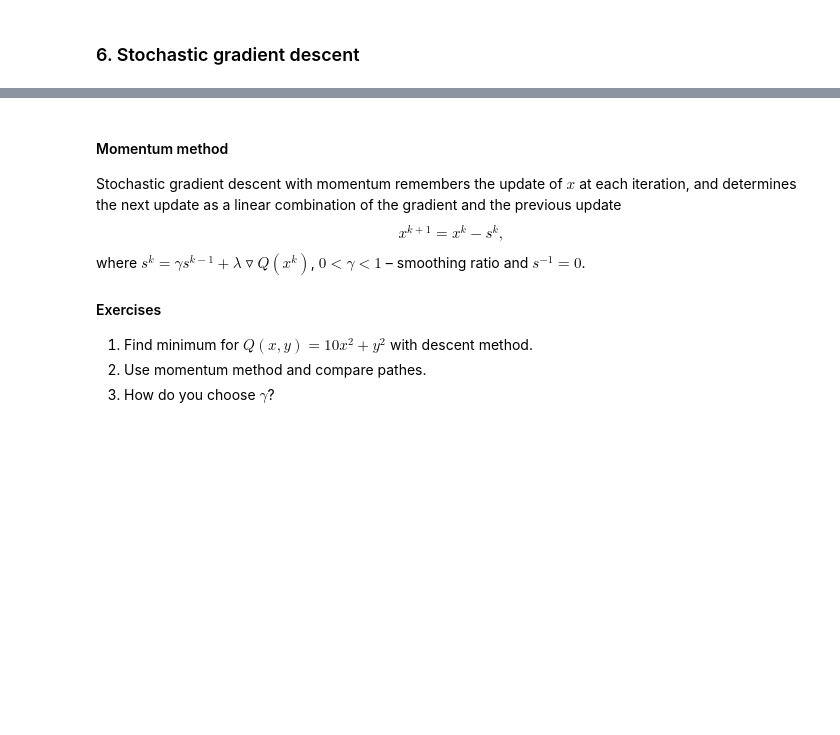
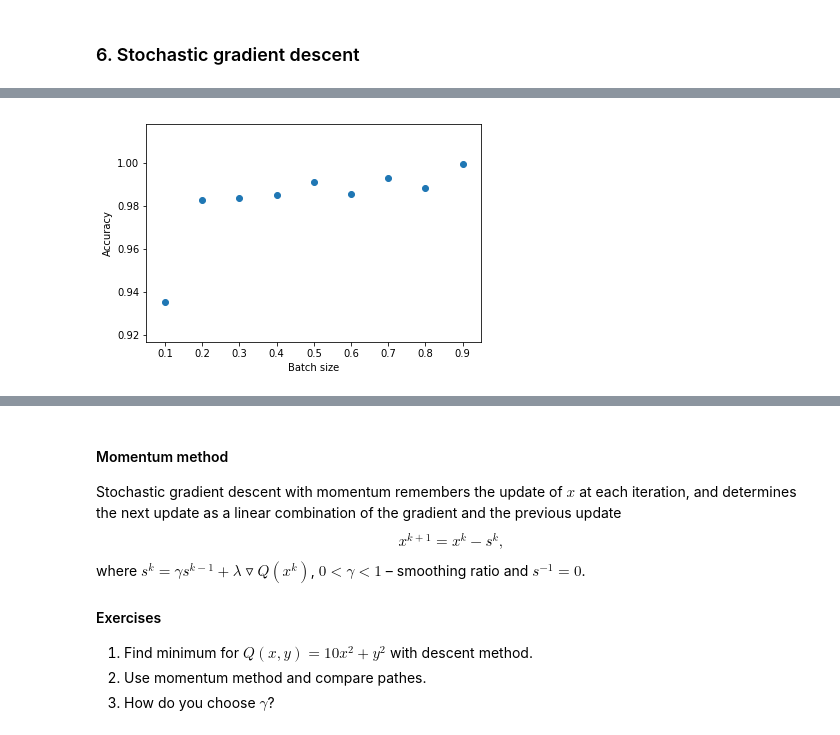
Before and after one commit to treacker/Sonia, a Jupyter notebook: labs/lab-1 (2).ipynb, the cells around one changed output, grey strips where cells are left out. Cells and saved outputs as stored; diff of their text form; code cells hidden in the pictures; blank space fills up the shorter version.

```diff
--- a/labs/lab-1 (2).ipynb
+++ b/labs/lab-1 (2).ipynb
@@ -633,0 +854,7 @@ Sometimes you have so huge amount of data, that usual gradient descent becomes t
+# %%
+plt.ylabel('Accuracy')
+plt.xlabel('Batch size')
+plt.scatter(batches, accur)
+plt.show()
+# %% [output]
+[figure, added]
```
Also changed, not shown: parts of 25 cells of this notebook.
